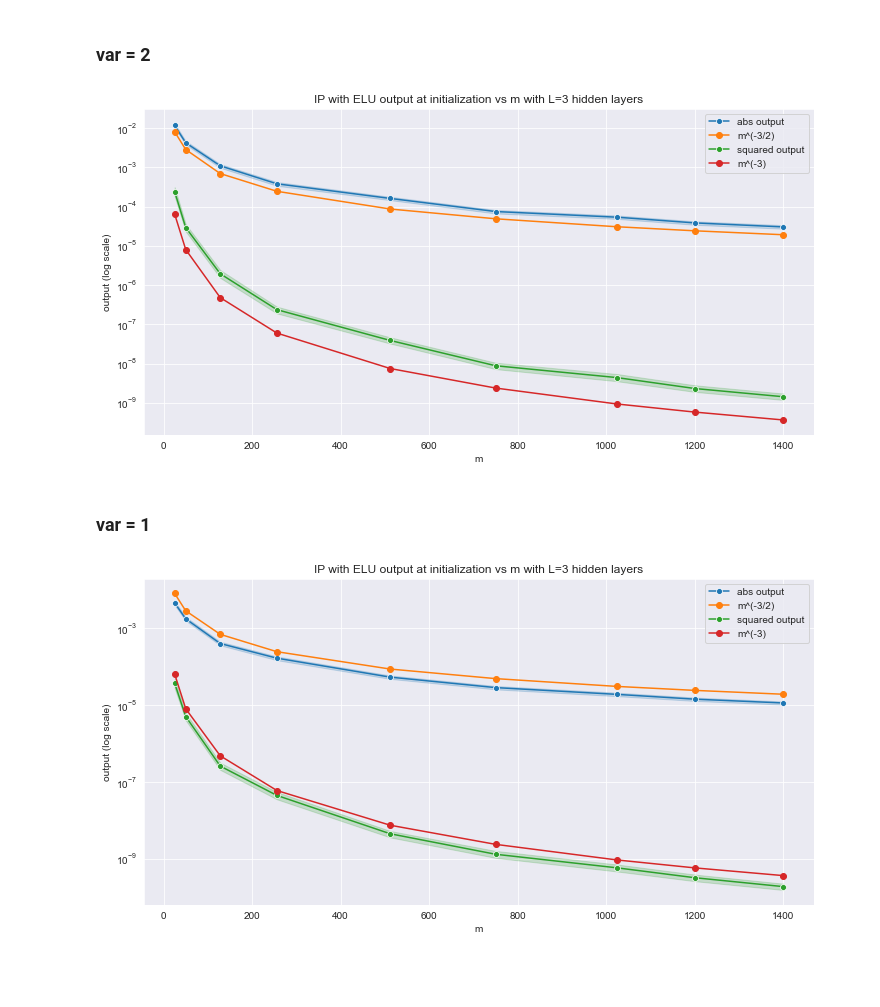
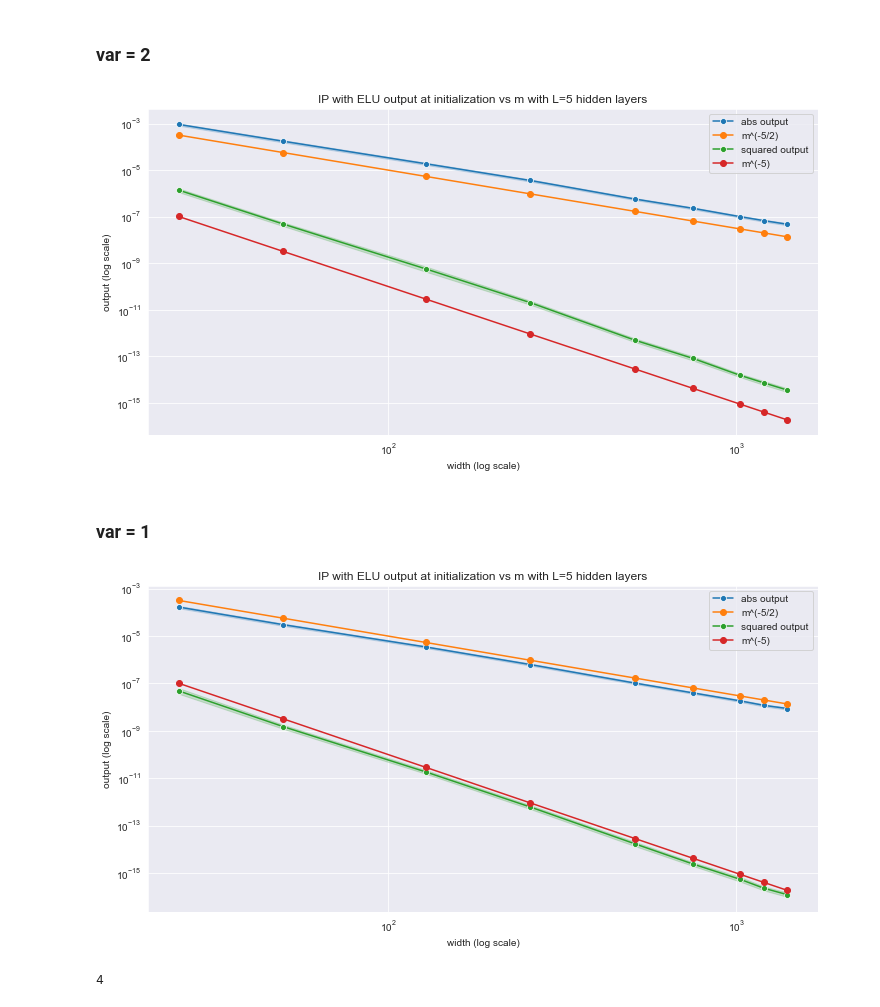
Before and after one commit to karl-hajjar/wide-networks, a Jupyter notebook: pytorch/notebooks/abc_parameterizations/initialization/plot-fc-models-init.ipynb, the cells around one changed output. Cells and saved outputs as stored; diff of their text form; code cells hidden in the pictures; blank space fills up the shorter version.

```diff
--- a/pytorch/notebooks/abc_parameterizations/initialization/plot-fc-models-init.ipynb
+++ b/pytorch/notebooks/abc_parameterizations/initialization/plot-fc-models-init.ipynb
@@ -28,3 +25,12 @@ base_model_config = ModelConfig(config_dict)
+# %%
+L = 5
+SEED = 42
+
+set_random_seeds(SEED)  # set random seed for reproducibility
+config_dict = read_yaml(CONFIG_PATH)
+
+config_dict['architecture']['n_layers'] = L + 1
+base_model_config = ModelConfig(config_dict)
 # %%
 n_trials = 200
 widths = [25, 50, 128, 256, 512, 750, 1024, 1200, 1400]
@@ -88,14 +91,14 @@ results_df = plot_init_outputs_vs_m(fig_path, 'IP with GeLU', 3, ip.FCIP, n_tria
 # %% [markdown]
 ### var = 2
 # %%
-# default value for variance in config is 2.0
+# default value for variance is 2.0
 config = deepcopy(base_model_config)
 config.activation.name = "elu"
-fig_path = os.path.join(FIGURES_DIR, 'ip_outputs_elu_var_2.png')
-results_df = plot_init_outputs_vs_m(fig_path, 'IP with ELU', 3, ip.FCIP, n_trials, widths, config, x=x,
+fig_path = os.path.join(FIGURES_DIR, 'ip_outputs_elu_var_2_L={}.png'.format(L))
+results_df = plot_init_outputs_vs_m(fig_path, 'IP with ELU', ip.FCIP, n_trials, widths, config, x=x,
                                     c=0.)
 # %% [output]
-[figure, old version]
+[figure, new version]
 # %% [markdown]
 ### var = 1
 # %%
@@ -103,8 +106,8 @@ var = 1.0
 config = deepcopy(base_model_config)
 config.activation.name = "elu"
 config.initializer.params["var"] = var
-fig_path = os.path.join(FIGURES_DIR, 'ip_outputs_elu_var_1.png')
-results_df = plot_init_outputs_vs_m(fig_path, 'IP with ELU', 3, ip.FCIP, n_trials, widths, config, x=x,
+fig_path = os.path.join(FIGURES_DIR, 'ip_outputs_elu_var_1_L={}.png'.format(L))
+results_df = plot_init_outputs_vs_m(fig_path, 'IP with ELU', ip.FCIP, n_trials, widths, config, x=x,
                                     c=0.)
 # %% [output]
-[figure, old version]
+[figure, new version]
@@ -110,0 +117,10 @@ results_df = plot_init_outputs_vs_m(fig_path, 'IP with ELU', 3, ip.FCIP, n_trial
+# %%
+exp_path = os.path.join(ROOT, 'experiments', 'standard_fc_ip_mnist/L=4_m=256',
+                        'activation=gelu_lr=0.001_batchsize=128_bias=False')
+res = []
+for idx in range(1,5):
+    results_path = os.path.join(exp_path, 'trial_{}'.format(idx), 'results.pickle')
+    res.append(load_pickle(results_path, single=True))
+len(res)
+# %% [output]
+4
```
Also changed, not shown: parts of 19 cells of this notebook, 18 other files.
